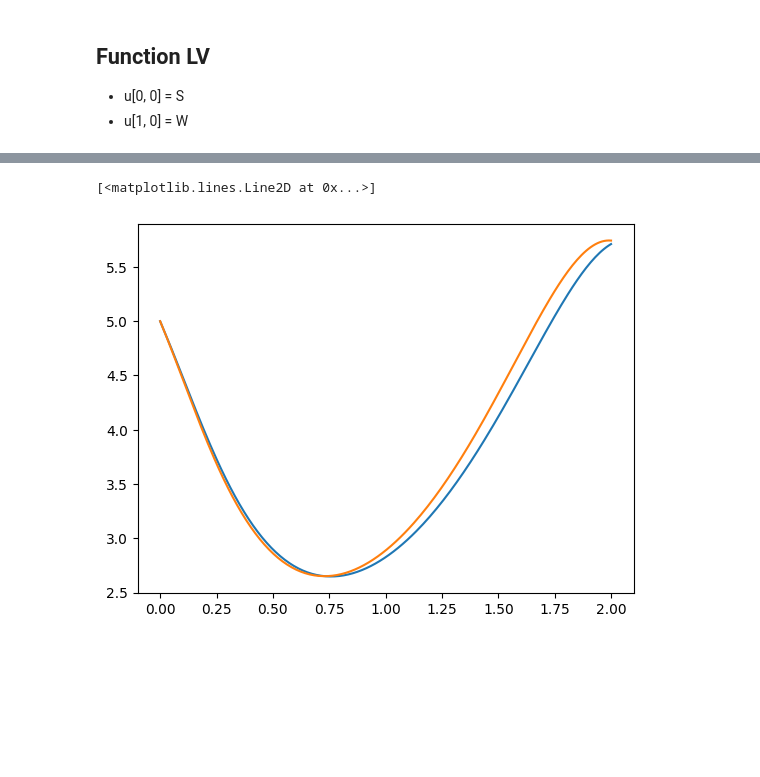
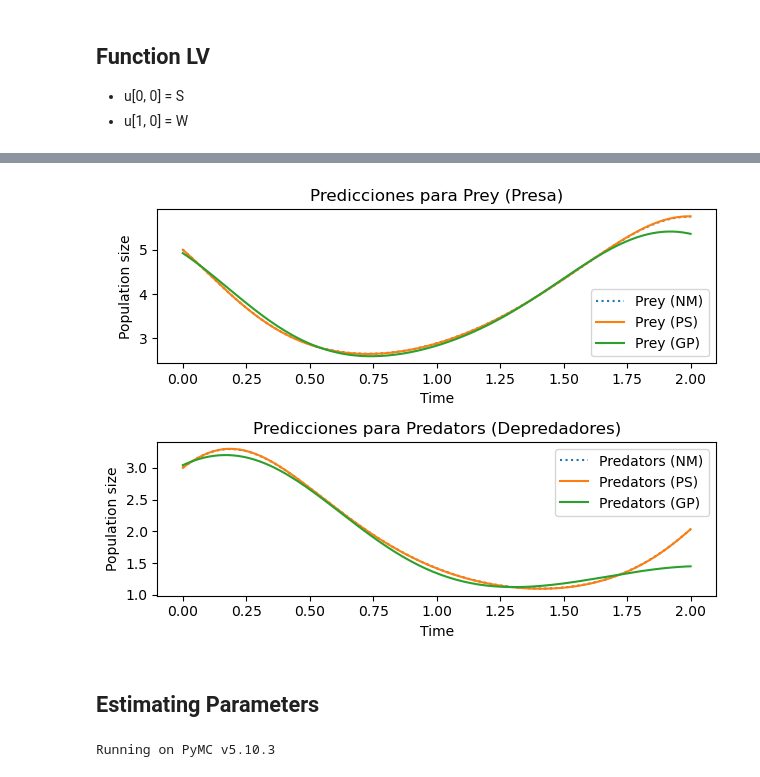
Before and after one commit to betochalo/Bayesian_project, a Jupyter notebook: JupyterNotebooks/InferencePS_NM.ipynb, the cells around one changed output, grey strips where cells are left out. Saved outputs shown, nothing was run; the diff lists cells and outputs as text; code cells hidden in the pictures; blank space fills up the shorter version.

```diff
--- a/JupyterNotebooks/InferencePS_NM.ipynb
+++ b/JupyterNotebooks/InferencePS_NM.ipynb
@@ -189,9 +192,9 @@ import GP_B as gp1
 # %%
 a = 0
 b = 2
-N = 1000
+N = 100
 ND = 200
-la = 2*(b-a) / (N-1)
+la = 8*(b-a) / N
 alpha = N
 u0 = np.array([[5, 3]]).T # [5, 3]
 p = np.array([[2.0, 1.0, 4.0, 1.0]]).T # [2, 1, 4, 1]
@@ -230,7 +217,42 @@ print(M)
 # %%
 t2 = np.linspace(a, b, ND)
-plt.plot(t2, M[:, 0])
-plt.plot(t, solution[:, 0])
+plt.subplot(2, 1, 1)
+plt.plot(t, solution[:, 0], label='Prey (NM)', linestyle='dotted')
+plt.plot(t2, M[:, 0], label='Prey (PS)')
+plt.plot(t, Y_pred[:, 0], label='Prey (GP)')
+plt.title('Predicciones para Prey (Presa)')
+plt.xlabel('Time')
+plt.ylabel('Population size')
+plt.legend()
+
+# Subplot para 'predators'
+plt.subplot(2, 1, 2)
+plt.plot(t, solution[:, 1], label='Predators (NM)', linestyle='dotted')
+plt.plot(t2, M[:, 1], label='Predators (PS)')
+plt.plot(t, Y_pred[:, 1], label='Predators (GP)')
+plt.title('Predicciones para Predators (Depredadores)')
+plt.xlabel('Time')
+plt.ylabel('Population size')
+plt.legend()
+
+plt.tight_layout()
+plt.show()
 # %% [output]
-[<matplotlib.lines.Line2D at 0x...>]
-[figure, old version]
+[figure, new version]
+# %% [markdown]
+## Estimating Parameters
+# %%
+import arviz as az
+import pandas as pd
+import pymc as pm
+import pytensor
+import pytensor.tensor as pt
+
+from numba import njit
+from pymc.ode import DifferentialEquation
+from pytensor.compile.ops import as_op
+from scipy.optimize import least_squares
+
+print(f"Running on PyMC v{pm.__version__}")
+# %% [output]
+Running on PyMC v5.10.3
```
Also changed, not shown: parts of 8 cells of this notebook, 2 other files.
